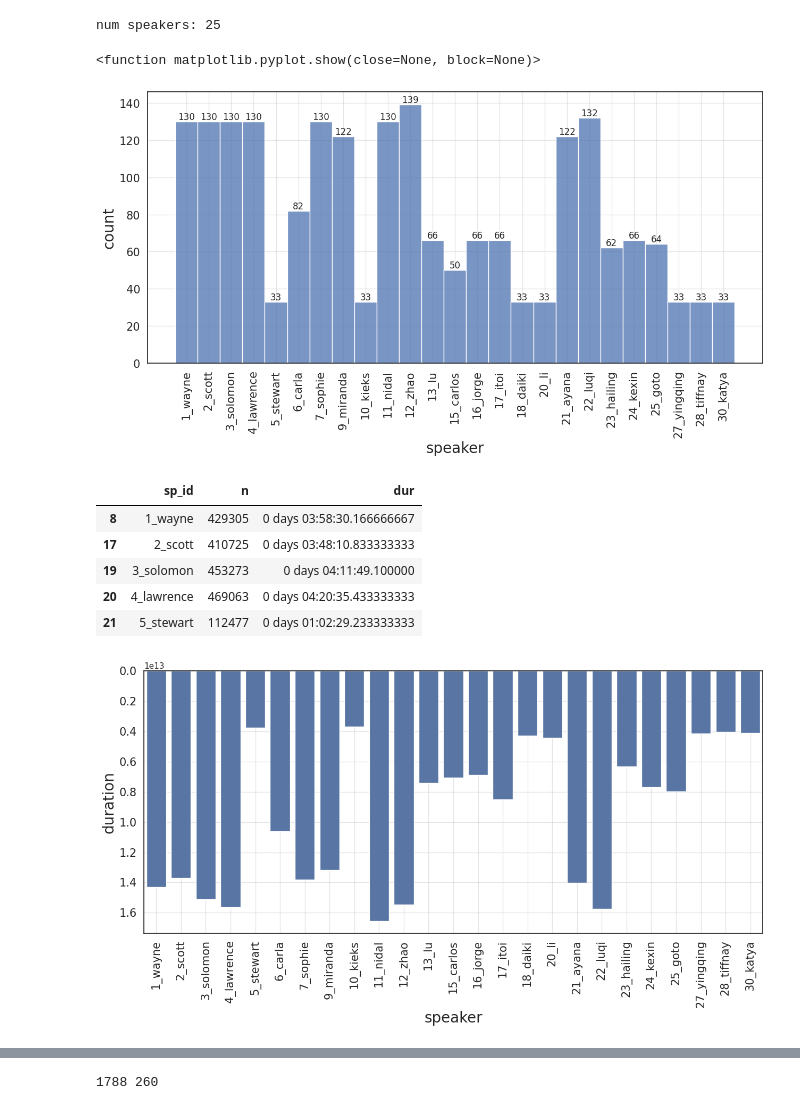
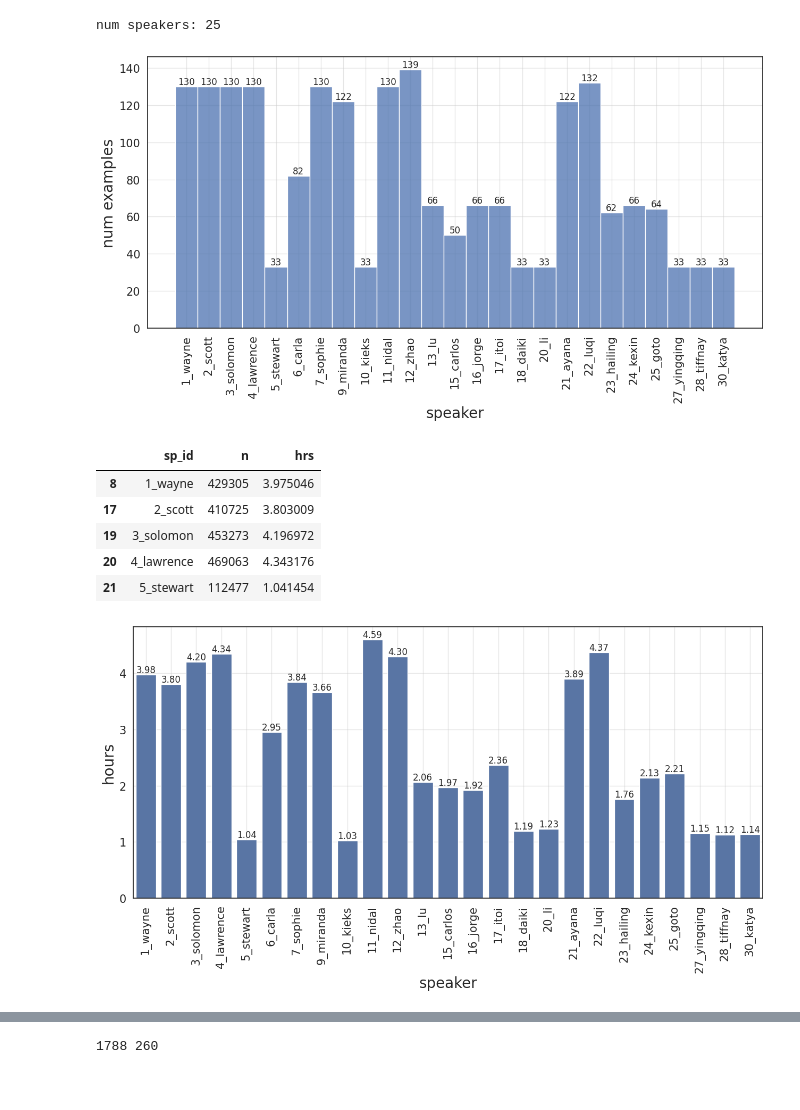
Before and after one commit to klshrinidhi/PantoMatrix, a Jupyter notebook: create_amass30_beat2.ipynb, the cells around one changed output, grey strips where cells are left out. Drawn from its saved outputs; the diff is of its cells as text; code cells hidden in the pictures.

```diff
--- a/create_amass30_beat2.ipynb
+++ b/create_amass30_beat2.ipynb
@@ -484,42 +477,40 @@ print('num speakers:',len(df.sp_id.unique()))
 num speakers: 25
 # %%
 fig = plt.figure(figsize=(1280*plt_px,720*plt_px))
-ax = sns.histplot(data=df,x='sp_id')
+ax = sns.histplot(data=df,x='sp_id',stat='count')
 ax.bar_label(ax.containers[0])
 plt.xlabel('speaker',fontsize=20)
-plt.ylabel('count',fontsize=20)
+plt.ylabel('num examples',fontsize=20)
 plt.xticks(rotation=90,fontsize=15)
 plt.yticks(fontsize=15)
 plt.grid(alpha=0.5)
 plt.tight_layout()
-plt.show
 # %% [output]
-<function matplotlib.pyplot.show(close=None, block=None)>
-[figure, old version]
+[figure, new version]
 # %%
 df_plot = df[['sp_id','n']].groupby('sp_id').sum()
 df_plot = df_plot.reset_index()
 df_plot = df_plot.sort_values(by='sp_id',key=natsort_keygen())
-df_plot['dur'] = pd.to_timedelta(df_plot.n / 30,'s')
+df_plot['hrs'] = (df_plot.n / 30) / (60*60)
 df_plot.head()
 # %% [output]
-|  | sp_id | n | dur |
-| 8 | 1_wayne | 429305 | 0 days 03:58:30.166666667 |
-| 17 | 2_scott | 410725 | 0 days 03:48:10.833333333 |
-| 19 | 3_solomon | 453273 | 0 days 04:11:49.100000 |
-| 20 | 4_lawrence | 469063 | 0 days 04:20:35.433333333 |
-| 21 | 5_stewart | 112477 | 0 days 01:02:29.233333333 |
+|  | sp_id | n | hrs |
+| 8 | 1_wayne | 429305 | 3.975046 |
+| 17 | 2_scott | 410725 | 3.803009 |
+| 19 | 3_solomon | 453273 | 4.196972 |
+| 20 | 4_lawrence | 469063 | 4.343176 |
+| 21 | 5_stewart | 112477 | 1.041454 |
 # %%
 fig = plt.figure(figsize=(1280*plt_px,720*plt_px))
-ax = sns.barplot(data=df_plot,x='sp_id',y='dur')
-# ax.bar_label(ax.containers[0])
+ax = sns.barplot(data=df_plot,x='sp_id',y='hrs',)
+ax.bar_label(ax.containers[0],fmt='%.2f')
 plt.xlabel('speaker',fontsize=20)
-plt.ylabel('duration',fontsize=20)
+plt.ylabel('hours',fontsize=20)
 plt.xticks(rotation=90,fontsize=15)
 plt.yticks(fontsize=15)
 plt.grid(alpha=0.5)
 plt.tight_layout()
 plt.show()
 # %% [output]
-[figure, old version]
+[figure, new version]
 # %%
```
Also changed, not shown: parts of 11 cells of this notebook.
